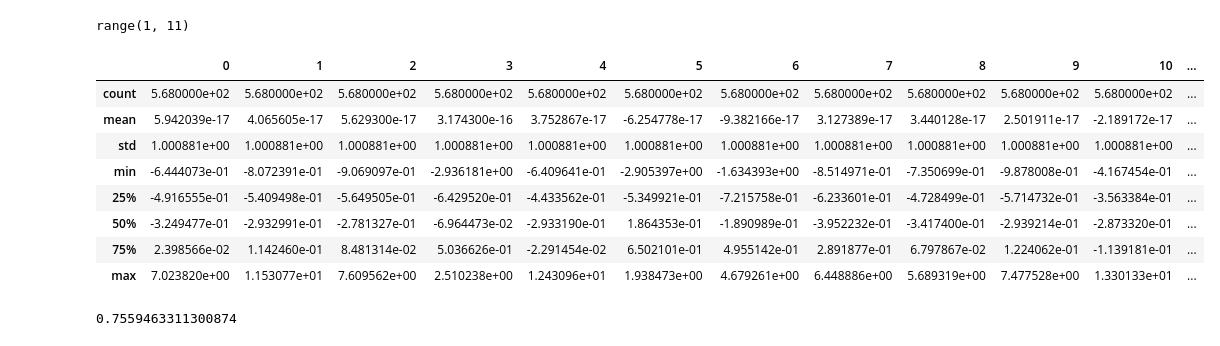
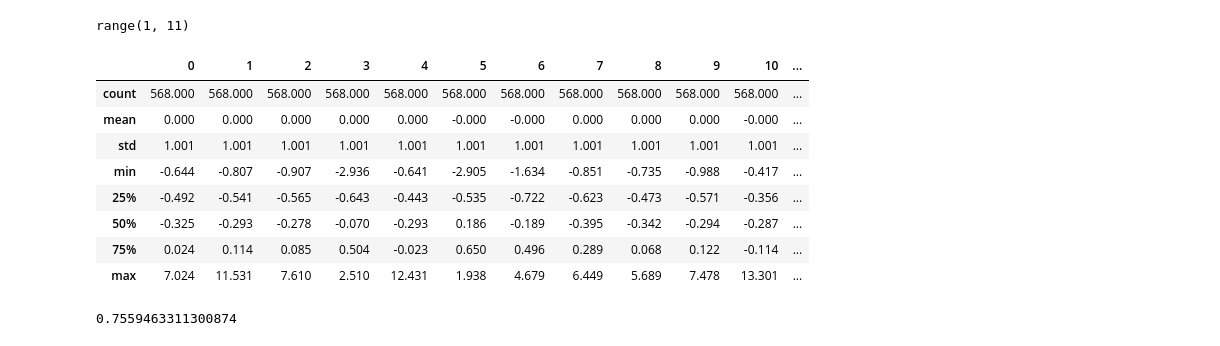
Before and after one commit to ksuaray/IRML---Regression-and-Classification, a Jupyter notebook: Regression_Baseline_Statistical_Model.ipynb, the cells around one changed output. Drawn from its saved outputs; the diff is of its cells as text; code cells hidden in the pictures.

```diff
--- a/Regression_Baseline_Statistical_Model.ipynb
+++ b/Regression_Baseline_Statistical_Model.ipynb
@@ -243,17 +247,17 @@ scaler = preprocessing.StandardScaler().fit(X_train)
 X_train = scaler.transform(X_train)
 X_test = scaler.transform(X_test)
 # %%
-pd.DataFrame(X_train).describe()
+np.round(pd.DataFrame(X_train).describe(),3)
 # %% [output]
 |  | 0 | 1 | 2 | 3 | 4 | 5 | 6 | 7 | 8 | 9 | 10 | ... |
-| count | 5.680000e+02 | 5.680000e+02 | 5.680000e+02 | 5.680000e+02 | 5.680000e+02 | 5.680000e+02 | 5.680000e+02 | 5.680000e+02 | 5.680000e+02 | 5.680000e+02 | 5.680000e+02 | ... |
-| mean | 5.942039e-17 | 4.065605e-17 | 5.629300e-17 | 3.174300e-16 | 3.752867e-17 | -6.254778e-17 | -9.382166e-17 | 3.127389e-17 | 3.440128e-17 | 2.501911e-17 | -2.189172e-17 | ... |
-| std | 1.000881e+00 | 1.000881e+00 | 1.000881e+00 | 1.000881e+00 | 1.000881e+00 | 1.000881e+00 | 1.000881e+00 | 1.000881e+00 | 1.000881e+00 | 1.000881e+00 | 1.000881e+00 | ... |
-| min | -6.444073e-01 | -8.072391e-01 | -9.069097e-01 | -2.936181e+00 | -6.409641e-01 | -2.905397e+00 | -1.634393e+00 | -8.514971e-01 | -7.350699e-01 | -9.878008e-01 | -4.167454e-01 | ... |
-| 25% | -4.916555e-01 | -5.409498e-01 | -5.649505e-01 | -6.429520e-01 | -4.433562e-01 | -5.349921e-01 | -7.215758e-01 | -6.233601e-01 | -4.728499e-01 | -5.714732e-01 | -3.563384e-01 | ... |
-| 50% | -3.249477e-01 | -2.932991e-01 | -2.781327e-01 | -6.964473e-02 | -2.933190e-01 | 1.864353e-01 | -1.890989e-01 | -3.952232e-01 | -3.417400e-01 | -2.939214e-01 | -2.873320e-01 | ... |
-| 75% | 2.398566e-02 | 1.142460e-01 | 8.481314e-02 | 5.036626e-01 | -2.291454e-02 | 6.502101e-01 | 4.955142e-01 | 2.891877e-01 | 6.797867e-02 | 1.224062e-01 | -1.139181e-01 | ... |
-| max | 7.023820e+00 | 1.153077e+01 | 7.609562e+00 | 2.510238e+00 | 1.243096e+01 | 1.938473e+00 | 4.679261e+00 | 6.448886e+00 | 5.689319e+00 | 7.477528e+00 | 1.330133e+01 | ... |
+| count | 568.000 | 568.000 | 568.000 | 568.000 | 568.000 | 568.000 | 568.000 | 568.000 | 568.000 | 568.000 | 568.000 | ... |
+| mean | 0.000 | 0.000 | 0.000 | 0.000 | 0.000 | -0.000 | -0.000 | 0.000 | 0.000 | 0.000 | -0.000 | ... |
+| std | 1.001 | 1.001 | 1.001 | 1.001 | 1.001 | 1.001 | 1.001 | 1.001 | 1.001 | 1.001 | 1.001 | ... |
+| min | -0.644 | -0.807 | -0.907 | -2.936 | -0.641 | -2.905 | -1.634 | -0.851 | -0.735 | -0.988 | -0.417 | ... |
+| 25% | -0.492 | -0.541 | -0.565 | -0.643 | -0.443 | -0.535 | -0.722 | -0.623 | -0.473 | -0.571 | -0.356 | ... |
+| 50% | -0.325 | -0.293 | -0.278 | -0.070 | -0.293 | 0.186 | -0.189 | -0.395 | -0.342 | -0.294 | -0.287 | ... |
+| 75% | 0.024 | 0.114 | 0.085 | 0.504 | -0.023 | 0.650 | 0.496 | 0.289 | 0.068 | 0.122 | -0.114 | ... |
+| max | 7.024 | 11.531 | 7.610 | 2.510 | 12.431 | 1.938 | 4.679 | 6.449 | 5.689 | 7.478 | 13.301 | ... |
 # %%
 regr = LinearRegression()
 
```
Also changed, not shown: parts of 24 cells of this notebook.
